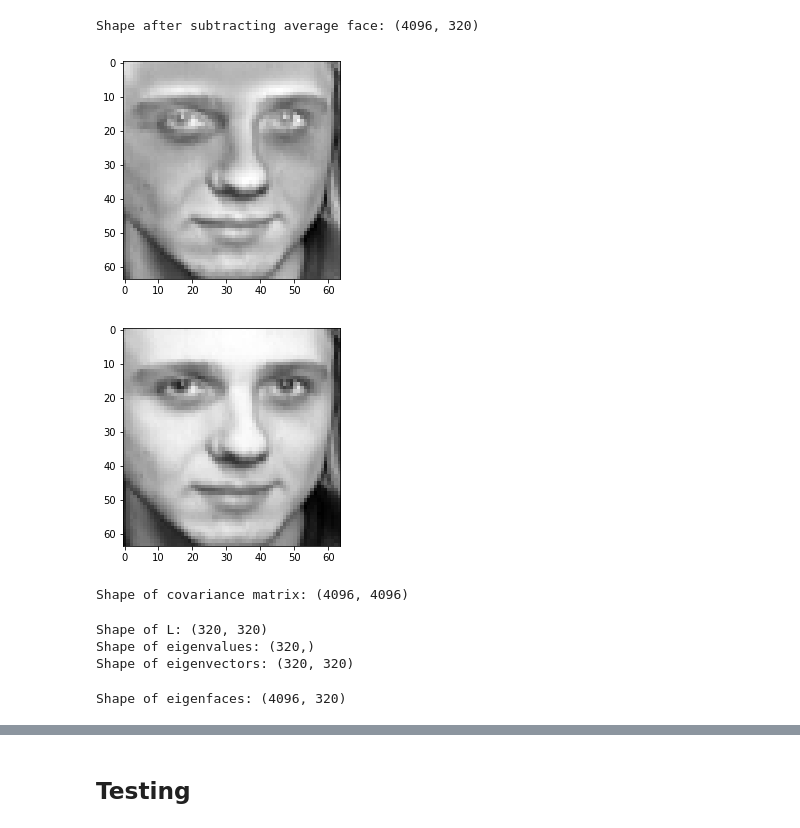
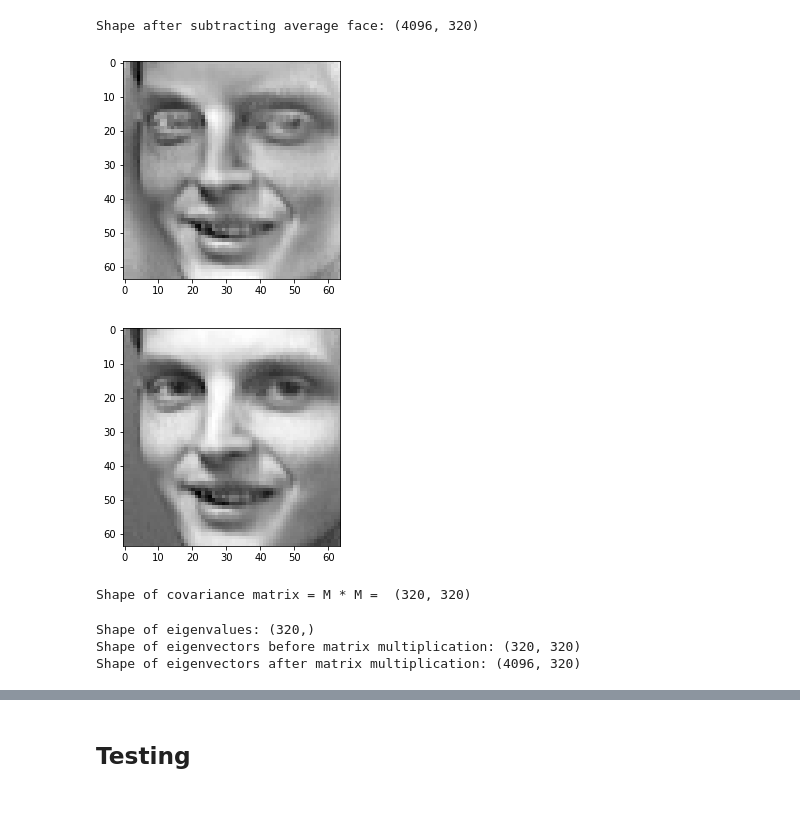
Before and after one commit to ahmedmoh1234/FaceDetection-Recognition, a Jupyter notebook: Recognizer/Eigenfaces/recognizer.ipynb, the cells around one changed output, grey strips where cells are left out. Drawn from its saved outputs; the diff is of its cells as text; code cells hidden in the pictures.

```diff
--- a/Recognizer/Eigenfaces/recognizer.ipynb
+++ b/Recognizer/Eigenfaces/recognizer.ipynb
@@ -145,72 +202,50 @@ Shape after subtracting average face: (4096, 320)
 # %%
 # --------------------- SHOW ONE DIFFERENCE IMAGE AND COMPARE TO ORIGINAL --------------------- #
 
 index = int(random.random() * m)
-# name = target_names[y_train[index]]
 
-# print(name)
 plt.imshow(difference_images[:,index].reshape(height, width), cmap='gray')
 plt.show()
 
 # Print original image
-plt.imshow(images[index,:,:], cmap='gray')
+plt.imshow(train_images[index,:,:], cmap='gray')
 plt.show()
 # %% [output]
-[figure, old version]
+[figure, new version]
-[figure, old version]
+[figure, new version]
 # %%
 #--------------------- GET COVARIANCE MATRIX --------------------- #
 
 # C = A * A^T where A = difference_images
 
+# N^2 * M
 A = difference_images
 
-# N^2 * N^2
-covariance_matrix = np.matmul(difference_images, difference_images.T)
+if (m > n_features):
+    # N^2 * N^2
+    covariance_matrix = np.matmul(difference_images, difference_images.T)
+    print('Shape of covariance matrix = N^2 * N^2 = ', covariance_matrix.shape)
 
-print('Shape of covariance matrix:', covariance_matrix.shape)
+else:
+    # M * M
+    covariance_matrix = np.matmul(difference_images.T, difference_images)
+    print('Shape of covariance matrix = M * M = ', covariance_matrix.shape)
 # %% [output]
-Shape of covariance matrix: (4096, 4096)
+Shape of covariance matrix = M * M =  (320, 320)
 # %%
 # --------------------------------- GET EIGENVALUES AND EIGENVECTORS --------------------------------- #
-
-# Calculate the eigenvalues and eigenvectors of L
-# where L = A^T * A
-
-# M * M
-L = np.matmul(A.T, A)
-
-print('Shape of L:', L.shape)
-
 # M eigenvalues and M eigenvectors
 # where M is the number of examples
 
-eigenvalues, eigenvectors = np.linalg.eig(L)
+eigenvalues, eigenvectors = np.linalg.eigh(covariance_matrix)
 print('Shape of eigenvalues:', eigenvalues.shape)
-print('Shape of eigenvectors:', eigenvectors.shape)
+print('Shape of eigenvectors before matrix multiplication:', eigenvectors.shape)
+
+# Try to remove
+eigenvectors = np.matmul(difference_images, eigenvectors)
+
+print('Shape of eigenvectors after matrix multiplication:', eigenvectors.shape)
 # %% [output]
-Shape of L: (320, 320)
 Shape of eigenvalues: (320,)
-Shape of eigenvectors: (320, 320)
+Shape of eigenvectors before matrix multiplication: (320, 320)
+Shape of eigenvectors after matrix multiplication: (4096, 320)
-# %%
-# ------------------------ GET EIGENFACES FOR ALL IMAGES ------------------------ #
-
-# Those Eigenvectors determine linear combinations of the M training set face images
-# to form the eigenfaces U
-
-# difference_images: N^2 * M
-# difference_images[:, i, np.newaxis]: N^2 * 1
-
-# eigenvectors: M * M
-# eigenvectors[:, i, np.newaxis]: M * 1
-
-# N^2 * M
-eigenfaces = np.zeros((n_features, m))
-
-# TODO optimize the for loop
-for i in range(m):
-    eigenfaces += np.matmul(difference_images[:, i, np.newaxis], eigenvectors[:, i, np.newaxis].T)
-
-print('Shape of eigenfaces:', eigenfaces.shape)
-# %% [output]
-Shape of eigenfaces: (4096, 320)
```
Also changed, not shown: parts of 19 cells of this notebook, 1 other file.
